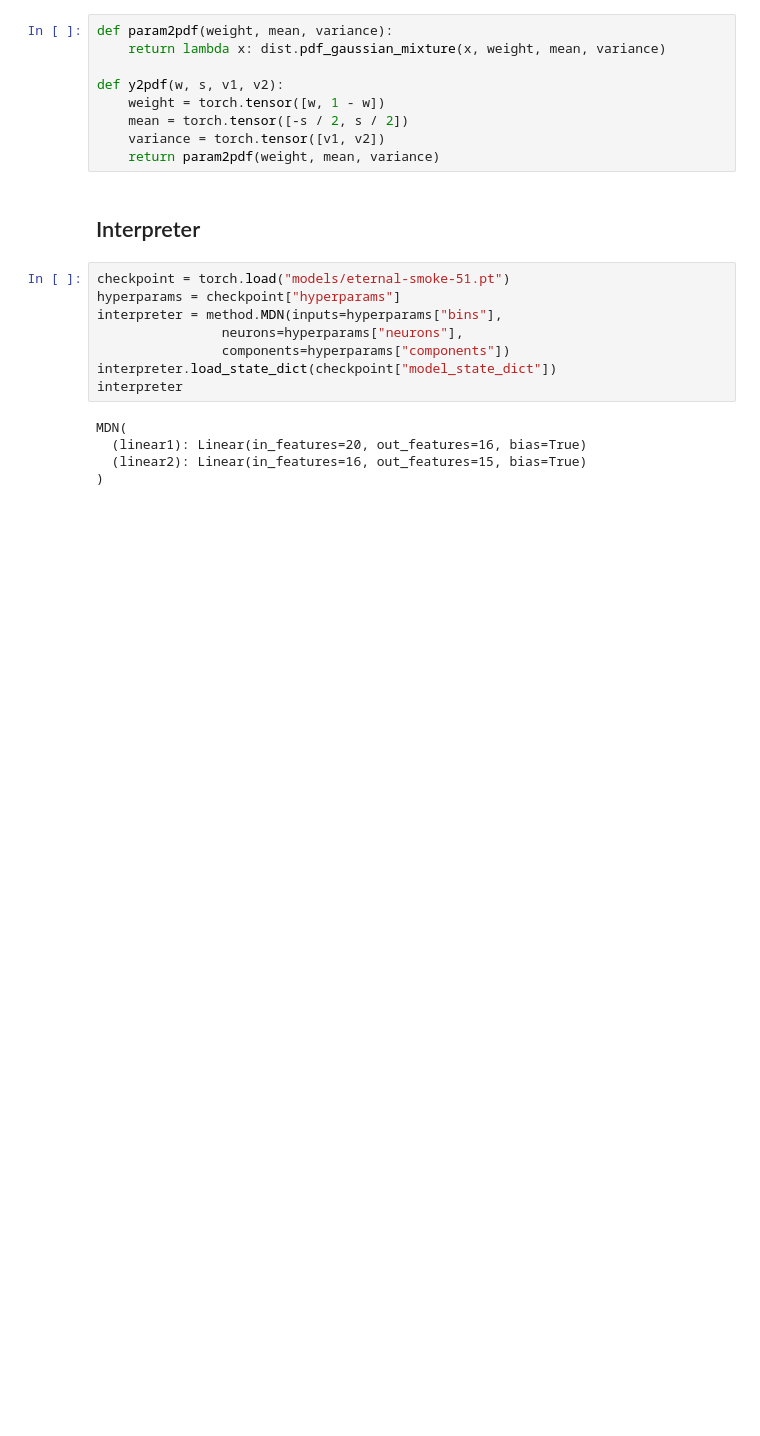
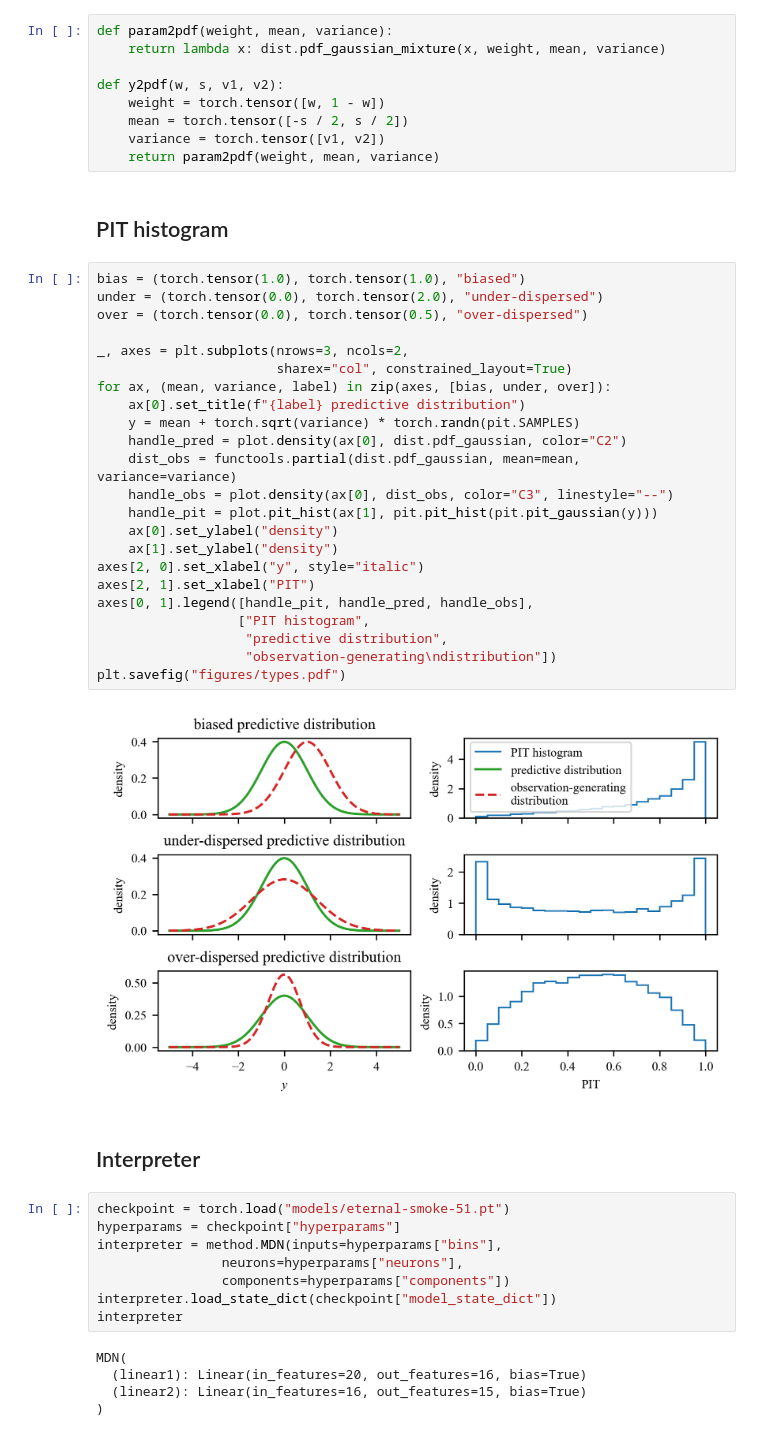
Before and after one commit to podondra/calibration, a Jupyter notebook: experiment.ipynb, the cells around one changed output. Cells and saved outputs as stored; diff of their text form; blank space fills up the shorter version.

```diff
--- a/experiment.ipynb
+++ b/experiment.ipynb
@@ -23,6 +37,33 @@ def y2pdf(w, s, v1, v2):
     mean = torch.tensor([-s / 2, s / 2])
     variance = torch.tensor([v1, v2])
     return param2pdf(weight, mean, variance)
+# %% [markdown]
+## PIT histogram
+# %%
+bias = (torch.tensor(1.0), torch.tensor(1.0), "biased")
+under = (torch.tensor(0.0), torch.tensor(2.0), "under-dispersed")
+over = (torch.tensor(0.0), torch.tensor(0.5), "over-dispersed")
+
+_, axes = plt.subplots(nrows=3, ncols=2,
+                       sharex="col", constrained_layout=True)
+for ax, (mean, variance, label) in zip(axes, [bias, under, over]):
+    ax[0].set_title(f"{label} predictive distribution")
+    y = mean + torch.sqrt(variance) * torch.randn(pit.SAMPLES)
+    handle_pred = plot.density(ax[0], dist.pdf_gaussian, color="C2")
+    dist_obs = functools.partial(dist.pdf_gaussian, mean=mean, variance=variance)
+    handle_obs = plot.density(ax[0], dist_obs, color="C3", linestyle="--")
+    handle_pit = plot.pit_hist(ax[1], pit.pit_hist(pit.pit_gaussian(y)))
+    ax[0].set_ylabel("density")
+    ax[1].set_ylabel("density")
+axes[2, 0].set_xlabel("y", style="italic")
+axes[2, 1].set_xlabel("PIT")
+axes[0, 1].legend([handle_pit, handle_pred, handle_obs],
+                  ["PIT histogram",
+                   "predictive distribution",
+                   "observation-generating\ndistribution"])
+plt.savefig("figures/types.pdf")
+# %% [output]
+[figure, added]
 # %% [markdown]
 ## Interpreter
 # %%
```
Also changed, not shown: parts of 35 cells of this notebook, 3 other files.
